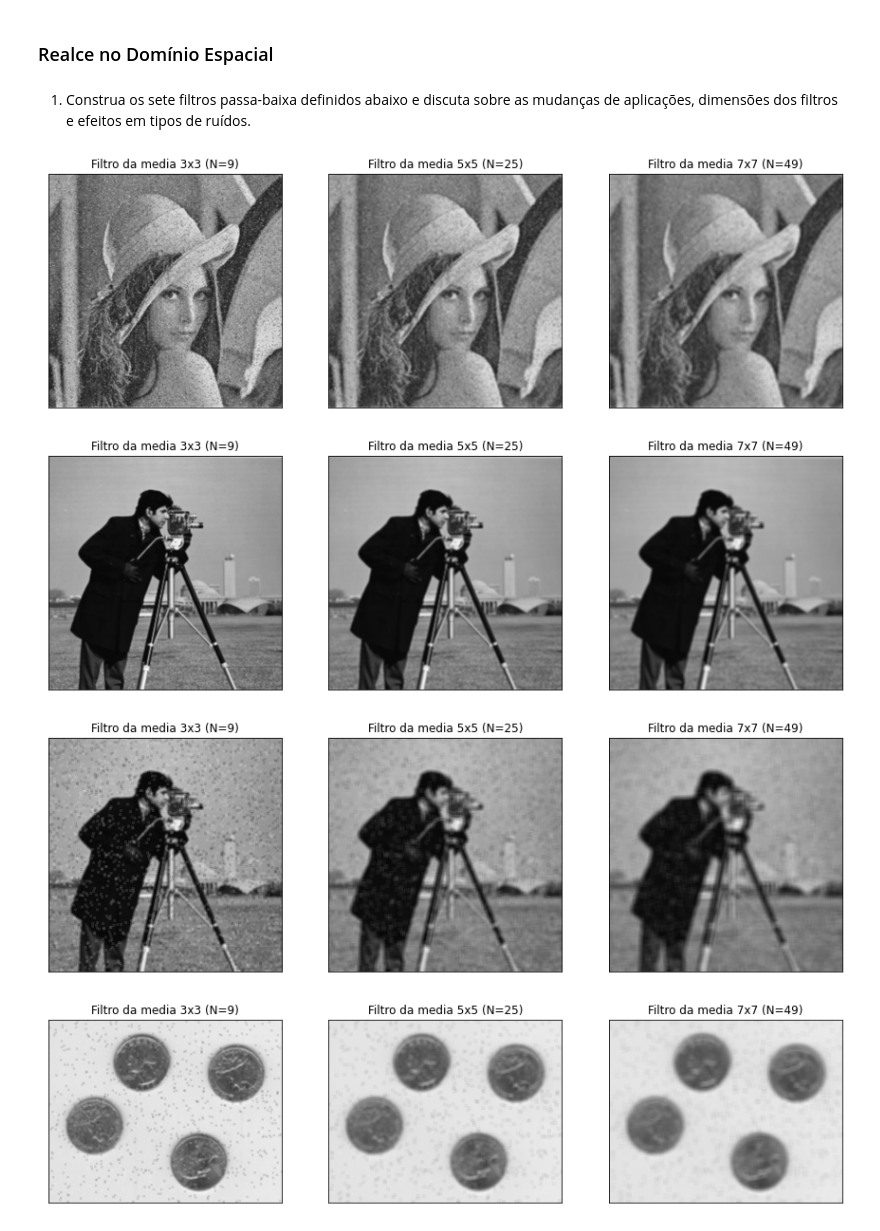
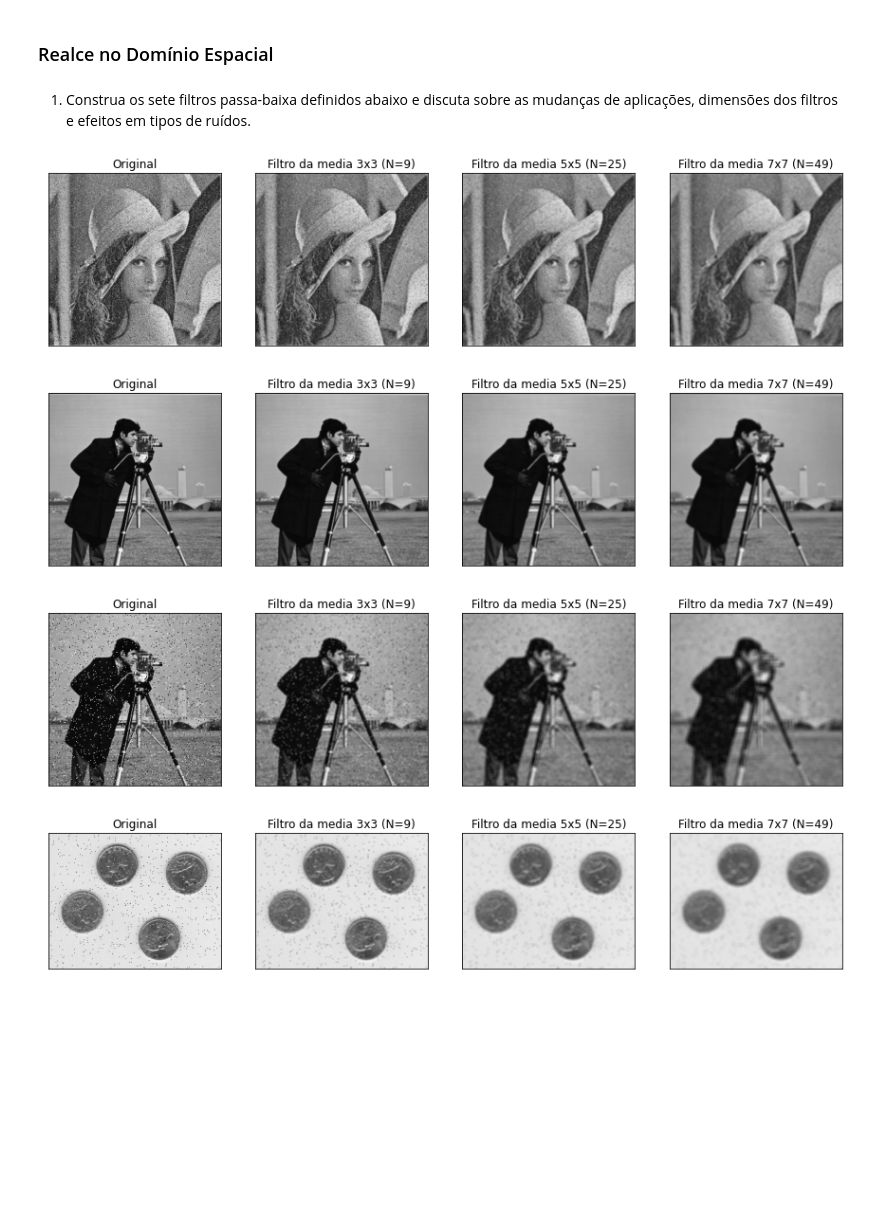
Before and after one commit to andressagomes26/PDI_Digital_ImageProcessing, a Jupyter notebook: Untitled.ipynb, the cells around one changed output. Drawn from its saved outputs; the diff is of its cells as text; code cells hidden in the pictures; blank space fills up the shorter version.

```diff
--- a/Untitled.ipynb
+++ b/Untitled.ipynb
@@ -8,47 +8,48 @@ from matplotlib import pyplot as plt
 import os
 import glob
 import pathlib
-# %% [markdown]
-1. Construa os sete filtros passa-baixa definidos	abaixo e discuta sobre as mudanças de aplicações,	dimensões dos filtros e efeitos em tipos de ruídos.
+# %% [markdown]
+1. Construa os sete filtros passa-baixa definidos	abaixo e discuta sobre as mudanças de aplicações,	dimensões dos filtros e efeitos em tipos de ruídos.
 # %%
 def load_data(datadir):
     img_array = []
     path = os.path.join(datadir)
     path_list  = list(os.listdir(path))
     for img in path_list:
         img_array.append(cv2.imread(os.path.join(path, img)))
     return img_array
 
 def kernel(dim, N):
-    kernel1 = np.ones((dim, dim), np.float32)/N
-    kernel2 = np.array([[1,2,1], [2, 4, 2], [1, 2, 1]])/N
-    return np.ones((dim, dim) ,np.float32)/N
+    return np.ones((dim, dim), np.float32)/N
 
 def filterImage(img):
     img_blur_3 = cv2.filter2D(img, -1, kernel(3,9))
     img_blur_5 = cv2.filter2D(img, -1, kernel(5,25))
     img_blur_7 = cv2.filter2D(img, -1, kernel(7,49))
     return img_blur_3, img_blur_5, img_blur_7
 
 def plotImage():
     img = load_data('imagens-Sal-e-Pimenta')
     for i in range(len(img)):
         img_blur_3, img_blur_5, img_blur_7 = filterImage(img[i])
         plt.figure(figsize=(15,12))
 
-        plt.subplot(1, 3, 1), plt.imshow(img_blur_3), plt.title("Filtro da media 3x3 (N=9)")
+        plt.subplot(1, 4, 1), plt.imshow(img[i]), plt.title("Original")
         plt.xticks([]), plt.yticks([])
 
-        plt.subplot(1, 3, 2),plt.imshow(img_blur_5), plt.title("Filtro da media 5x5 (N=25)")
+        plt.subplot(1, 4, 2), plt.imshow(img_blur_3), plt.title("Filtro da media 3x3 (N=9)")
         plt.xticks([]), plt.yticks([])
 
-        plt.subplot(1, 3, 3),plt.imshow(img_blur_7), plt.title("Filtro da media 7x7 (N=49)")
+        plt.subplot(1, 4, 3),plt.imshow(img_blur_5), plt.title("Filtro da media 5x5 (N=25)")
+        plt.xticks([]), plt.yticks([])
+
+        plt.subplot(1, 4, 4),plt.imshow(img_blur_7), plt.title("Filtro da media 7x7 (N=49)")
         plt.xticks([]), plt.yticks([])
         plt.show()
 
 plotImage()
 # %% [output]
-[figure, old version]
+[figure, new version]
-[figure, old version]
+[figure, new version]
-[figure, old version]
+[figure, new version]
-[figure, old version]
+[figure, new version]
```
Also changed, not shown: parts of 7 cells of this notebook.
